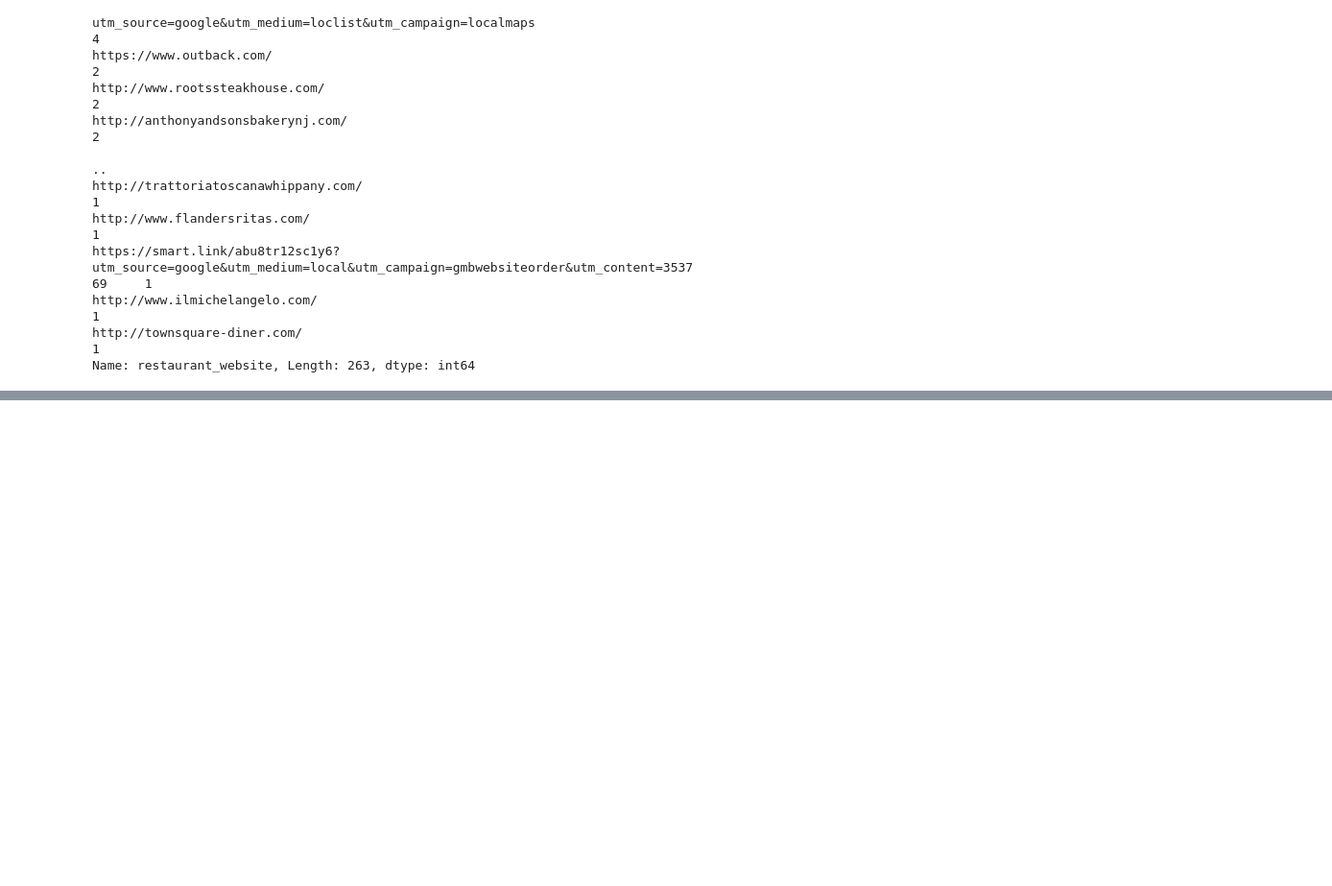
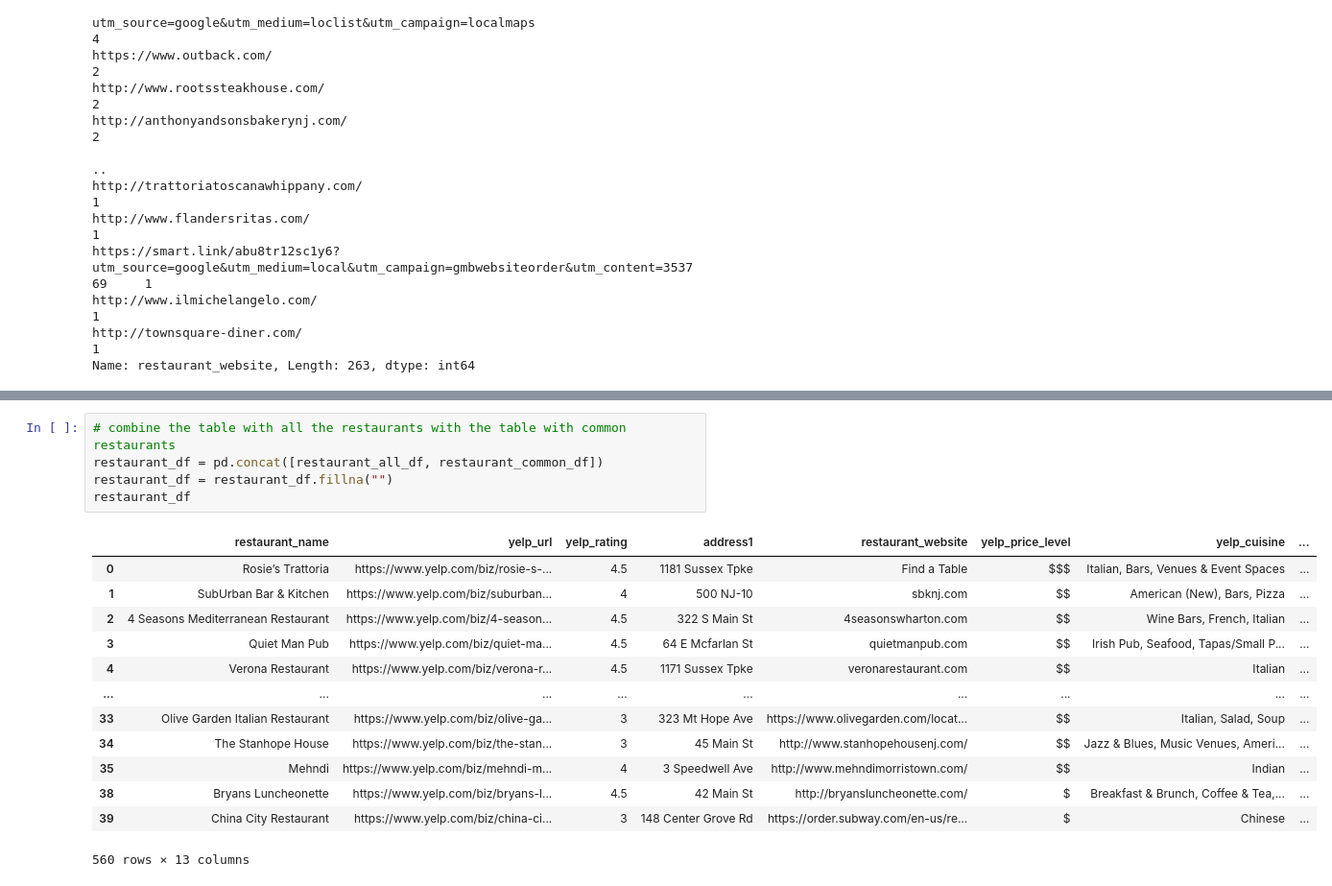
Before and after one commit to deliahellander/ETL-Project, a Jupyter notebook: Transformation/Transformation.ipynb, the cells around one changed output, grey strips where cells are left out. Shown at 96% size. Cells and saved outputs as stored; diff of their text form; blank space fills up the shorter version.

```diff
--- a/Transformation/Transformation.ipynb
+++ b/Transformation/Transformation.ipynb
@@ -470,0 +540,19 @@ Name: restaurant_website, Length: 263, dtype: int64
+# %%
+# combine the table with all the restaurants with the table with common restaurants
+restaurant_df = pd.concat([restaurant_all_df, restaurant_common_df])
+restaurant_df = restaurant_df.fillna("")
+restaurant_df
+# %% [output]
+|  | restaurant_name | yelp_url | yelp_rating | address1 | restaurant_website | yelp_price_level | yelp_cuisine | ... |
+| 0 | Rosie’s Trattoria | https://www.yelp.com/biz/rosie-s-... | 4.5 | 1181 Sussex Tpke | Find a Table | $$$ | Italian, Bars, Venues & Event Spaces | ... |
+| 1 | SubUrban Bar & Kitchen | https://www.yelp.com/biz/suburban... | 4 | 500 NJ-10 | sbknj.com | $$ | American (New), Bars, Pizza | ... |
+| 2 | 4 Seasons Mediterranean Restaurant | https://www.yelp.com/biz/4-season... | 4.5 | 322 S Main St | 4seasonswharton.com | $$ | Wine Bars, French, Italian | ... |
+| 3 | Quiet Man Pub | https://www.yelp.com/biz/quiet-ma... | 4.5 | 64 E Mcfarlan St | quietmanpub.com | $$ | Irish Pub, Seafood, Tapas/Small P... | ... |
+| 4 | Verona Restaurant | https://www.yelp.com/biz/verona-r... | 4.5 | 1171 Sussex Tpke | veronarestaurant.com | $$ | Italian | ... |
+| ... | ... | ... | ... | ... | ... | ... | ... | ... |
+| 33 | Olive Garden Italian Restaurant | https://www.yelp.com/biz/olive-ga... | 3 | 323 Mt Hope Ave | https://www.olivegarden.com/locat... | $$ | Italian, Salad, Soup | ... |
+| 34 | The Stanhope House | https://www.yelp.com/biz/the-stan... | 3 | 45 Main St | http://www.stanhopehousenj.com/ | $$ | Jazz & Blues, Music Venues, Ameri... | ... |
+| 35 | Mehndi | https://www.yelp.com/biz/mehndi-m... | 4 | 3 Speedwell Ave | http://www.mehndimorristown.com/ | $$ | Indian | ... |
+| 38 | Bryans Luncheonette | https://www.yelp.com/biz/bryans-l... | 4.5 | 42 Main St | http://bryansluncheonette.com/ | $ | Breakfast & Brunch, Coffee & Tea,... | ... |
+| 39 | China City Restaurant | https://www.yelp.com/biz/china-ci... | 3 | 148 Center Grove Rd | https://order.subway.com/en-us/re... | $ | Chinese | ... |
+560 rows × 13 columns
```
Also changed, not shown: parts of 13 cells of this notebook.
